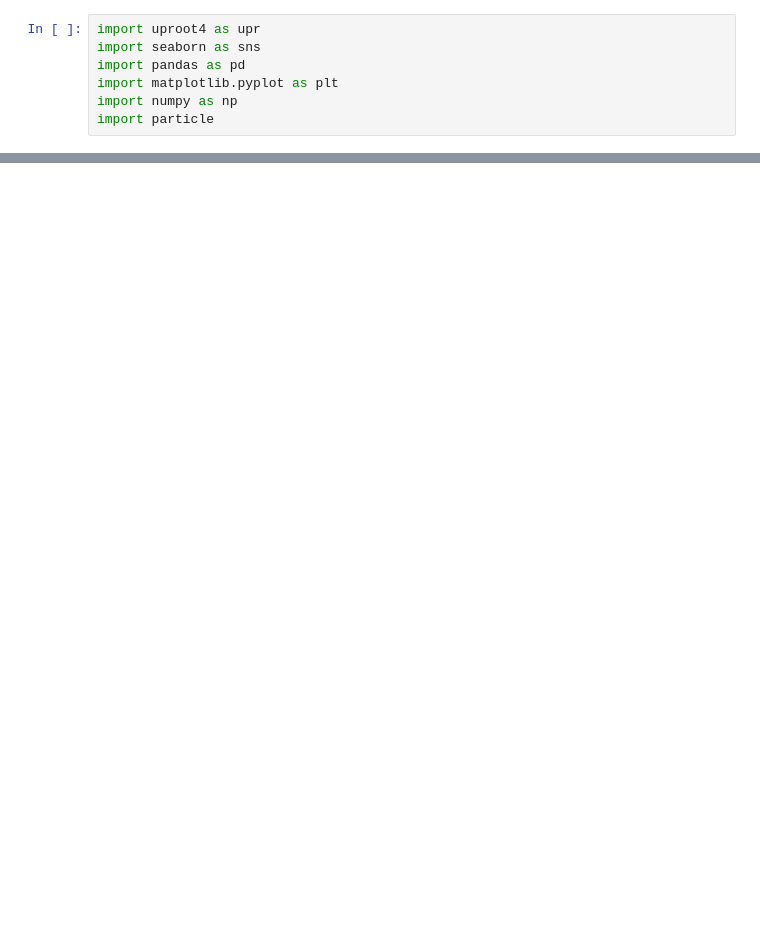
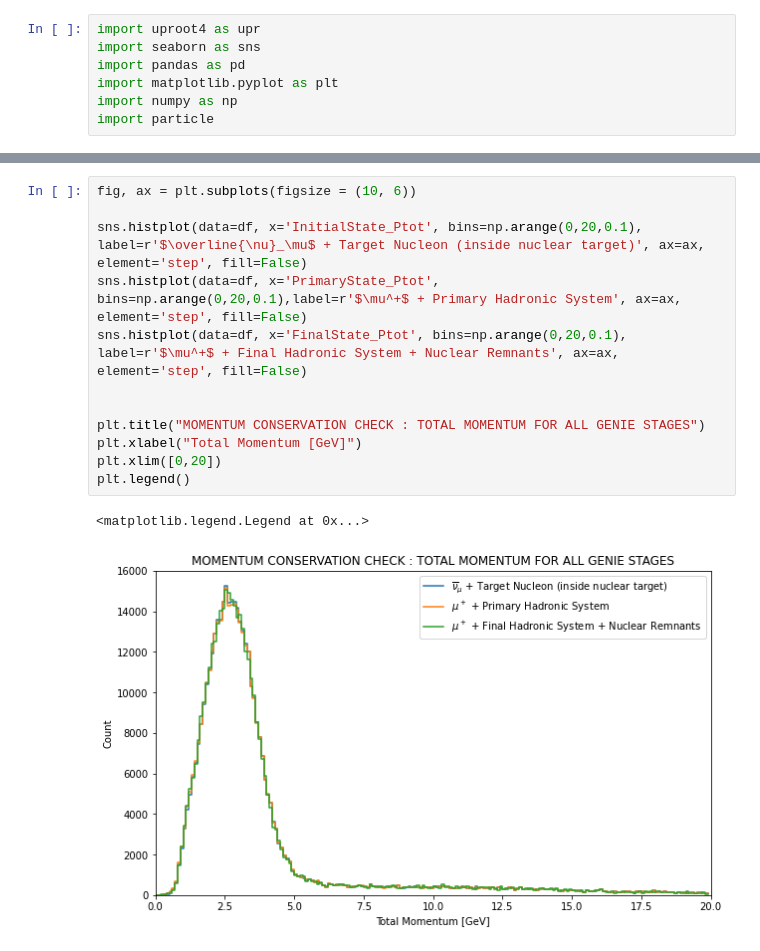
Before and after one commit to GianfrancoIngratta/SAND-PHYSICS, a Jupyter notebook: notebook/AnalyseGenie.ipynb, the cells around one changed output, grey strips where cells are left out. Cells and saved outputs as stored; diff of their text form; blank space fills up the shorter version.

```diff
--- a/notebook/AnalyseGenie.ipynb
+++ b/notebook/AnalyseGenie.ipynb
@@ -220,0 +564,15 @@ sns.histplot(data=df,x="Asimmetry_RmH",y="TransverseBoostingAngle",hue="Interact
+# %%
+fig, ax = plt.subplots(figsize = (10, 6))
+
+sns.histplot(data=df, x='InitialState_Ptot', bins=np.arange(0,20,0.1), label=r'$\overline{\nu}_\mu$ + Target Nucleon (inside nuclear target)', ax=ax, element='step', fill=False)
+sns.histplot(data=df, x='PrimaryState_Ptot', bins=np.arange(0,20,0.1),label=r'$\mu^+$ + Primary Hadronic System', ax=ax, element='step', fill=False)
+sns.histplot(data=df, x='FinalState_Ptot', bins=np.arange(0,20,0.1), label=r'$\mu^+$ + Final Hadronic System + Nuclear Remnants', ax=ax, element='step', fill=False)
+
+
+plt.title("MOMENTUM CONSERVATION CHECK : TOTAL MOMENTUM FOR ALL GENIE STAGES")
+plt.xlabel("Total Momentum [GeV]")
+plt.xlim([0,20])
+plt.legend()
+# %% [output]
+<matplotlib.legend.Legend at 0x...>
+[figure, added]
```
Also changed, not shown: parts of 77 cells of this notebook, 11 other files.
